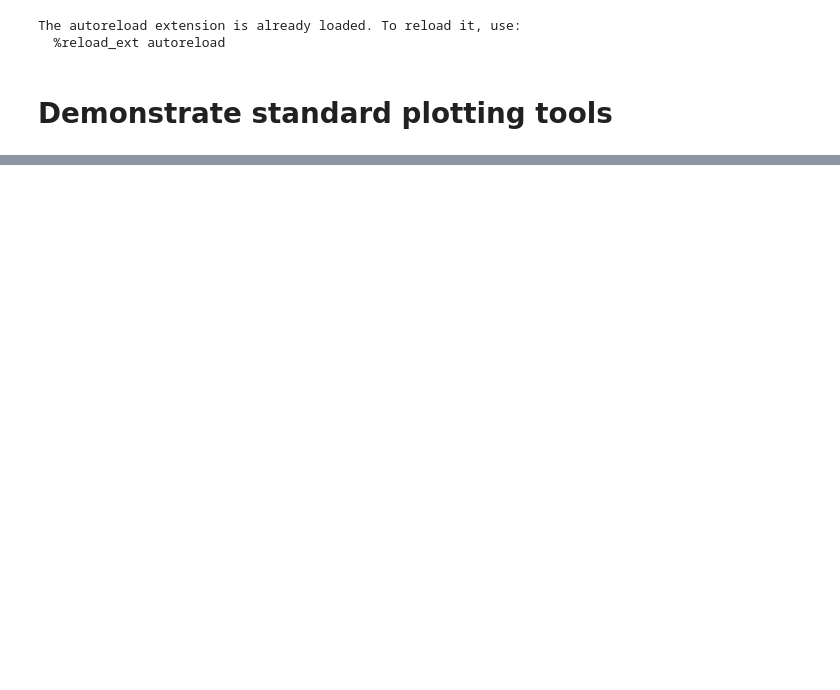
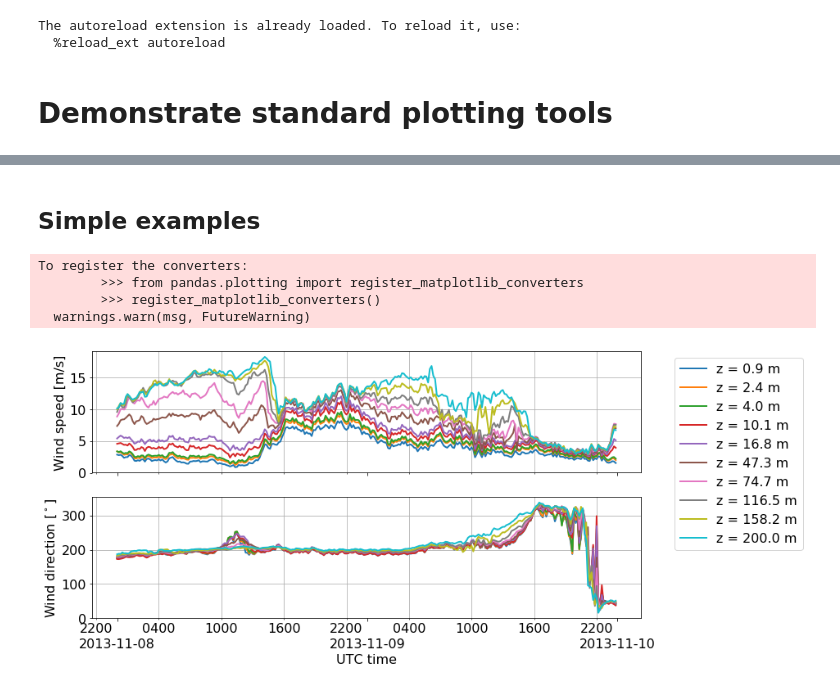
Before and after one commit to a2e-mmc/mmctools, a Jupyter notebook: example_plotting.ipynb, the cells around one changed output, grey strips where cells are left out. Saved outputs shown, nothing was run; the diff lists cells and outputs as text; code cells hidden in the pictures; blank space fills up the shorter version.

Commit message:
Update example notebook

```diff
--- a/example_plotting.ipynb
+++ b/example_plotting.ipynb
@@ -43 +53,16 @@ df.head()
+# %% [markdown]
+## Simple examples
+# %%
+TTU_heights = df10.height.unique()
+# %%
+fig,ax = plot_timehistory_at_height(df10,
+                                    fields = ['wspd','wdir'],
+                                    heights = TTU_heights,
+                                   )
+# %% [output]
+To register the converters:
+        >>> from pandas.plotting import register_matplotlib_converters
+        >>> register_matplotlib_converters()
+  warnings.warn(msg, FutureWarning)
+[figure, added]
 # %%
```
Also changed, not shown: parts of 27 cells of this notebook.
